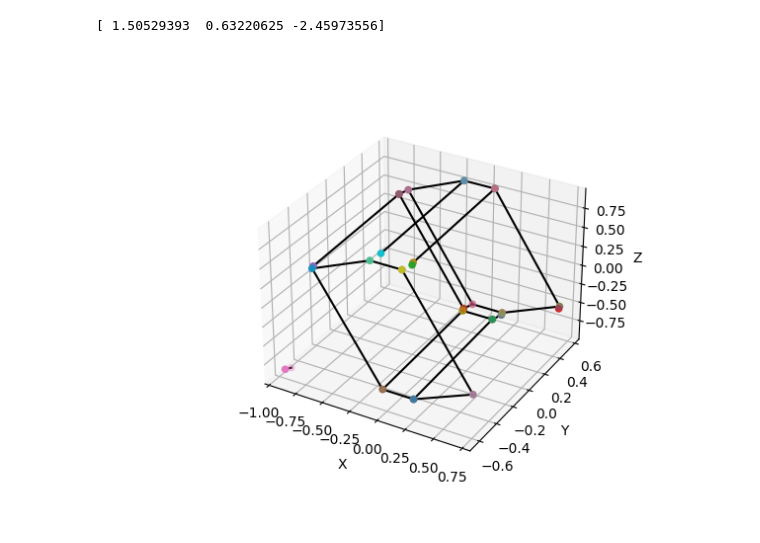
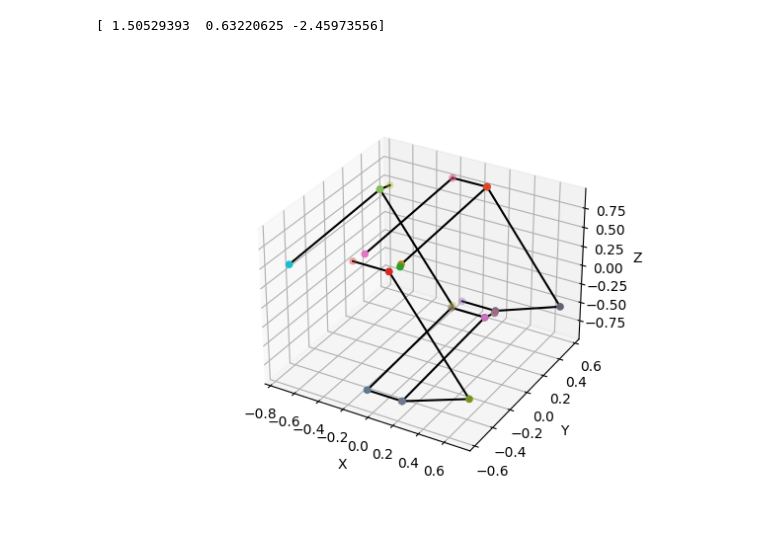
Before and after one commit to Kugetsu/vscode_git, a Jupyter notebook: template/FBZplot.ipynb, the cells around one changed output. Drawn from its saved outputs; the diff is of its cells as text; code cells hidden in the pictures.

```diff
--- a/template/FBZplot.ipynb
+++ b/template/FBZplot.ipynb
@@ -20,8 +20,10 @@ b3 = np.array([0,0,1.75386677814264])
 #b2=np.array([0,1.09463158661665,0])
 #b3=np.array([0,0,1.72374907314815])
 
-pnum=5 #小数点保留位数　　小数点以下の桁数
-renum=3 #重复点的最小值　　判断の根拠の１つ（物理的の意味は頂点は少なくとも3つの平面に接続している）
+pnum=15 #小数点保留位数　　小数点以下の桁数
+renum=3 #重复点的最小值　　repid number 判断の根拠の１つ（物理的の意味は頂点は少なくとも3つの平面に接続している）
+tolerance = 1e-4  # 容差值，根据实际情况进行调整
+
 
 ########################################################################################################################################################################
 #ベクトルのリスト
@@ -39,7 +41,8 @@ for i in range(len(vectors)):
     result_center[i]={}
     for j in range(i+1,len(vectors)):
         cross=np.cross(vectors[i],vectors[j])
-        if np.linalg.norm(cross) != 0:
+        if np.linalg.norm(cross) > tolerance:
+        #if np.linalg.norm(cross) != 0:
             n3=0
             for k in range(len(vectors)):
                 rank=np.vstack((vectors[i],vectors[j],vectors[k])).T
@@ -65,8 +68,6 @@ for i in range(len(vectors)):
 #print(result_center[0][1])
 #result 储存了所有的坐标值  result_center 取中心两点
 #print(result_center[0][1][0][1])
-
-
 #dictをlist化、座標の出現回数をcountする
 
 from collections import Counter
@@ -76,40 +77,43 @@ point_list = [[[tuple([0]*3) for _ in range(2)] for j in range(len(vectors))] fo
 for i in range(len(vectors)):
     for j in range(i+1, len(vectors)):
         cross = np.cross(vectors[i], vectors[j])
-        if np.linalg.norm(cross) != 0:
+        if np.linalg.norm(cross) > tolerance:
+        #if np.linalg.norm(cross) != 0:
             point_list[i][j] = np.around(tuple(result_center[i][j]),pnum)
 
 coordinate_counts = Counter(tuple(point) for sublist in point_list for sublist2 in sublist for point in sublist2)
 
 #print(coordinate_counts)
 
 
 
 from mpl_toolkits.mplot3d import Axes3D
 
 
 
 %matplotlib widget
 
 fig = plt.figure()
 ax = plt.axes(projection='3d')
 
 for i in range(len(vectors)):
     for j in range(i+1,len(vectors)):
         cross=np.cross(vectors[i],vectors[j])
-        if np.linalg.norm(cross) != 0:
+        if np.linalg.norm(cross) > tolerance:
+        #if np.linalg.norm(cross) != 0:
             x=[np.around(result_center[i][j][0][0],pnum),np.around(result_center[i][j][1][0],pnum)]
             y=[np.around(result_center[i][j][0][1],pnum),np.around(result_center[i][j][1][1],pnum)]
             z=[np.around(result_center[i][j][0][2],pnum),np.around(result_center[i][j][1][2],pnum)]
-            if coordinate_counts.get((np.around(result_center[i][j][0][0],pnum),np.around(result_center[i][j][0][1],pnum),np.around(result_center[i][j][0][2],pnum)),0)>=renum :  #3回以上出現の点を取って、描く
+            if coordinate_counts.get(tuple(np.around(result_center[i][j][0], pnum)), 0) >= renum:
+            #if coordinate_counts.get((np.around(result_center[i][j][0][0],pnum),np.around(result_center[i][j][0][1],pnum),np.around(result_center[i][j][0][2],pnum)),0)>=renum :  #3回以上出現の点を取って、描く
                 ax.scatter(x,y,z)
                 ax.plot([result_center[i][j][0][0],result_center[i][j][1][0]],[result_center[i][j][0][1],result_center[i][j][1][1]],[result_center[i][j][0][2],result_center[i][j][1][2]],color='black')
 
 ax.set_xlabel('X')
 ax.set_ylabel('Y')
 ax.set_zlabel('Z')
 
 plt.show()
 # %% [output]
 [ 1.50529393  0.63220625 -2.45973556]
-[figure, old version]
+[figure, new version]
```
